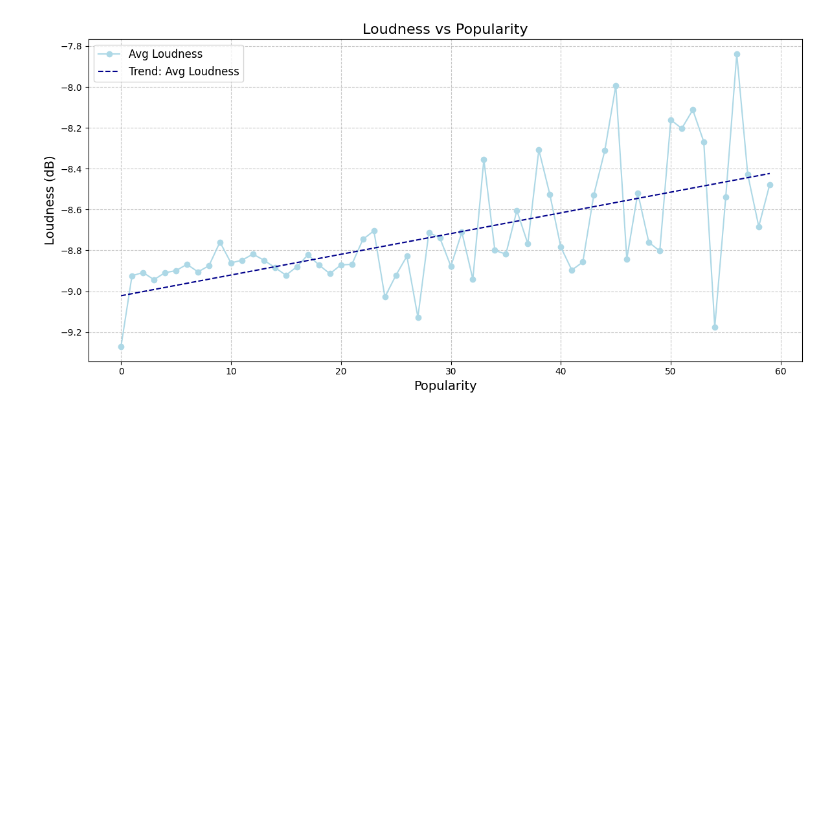
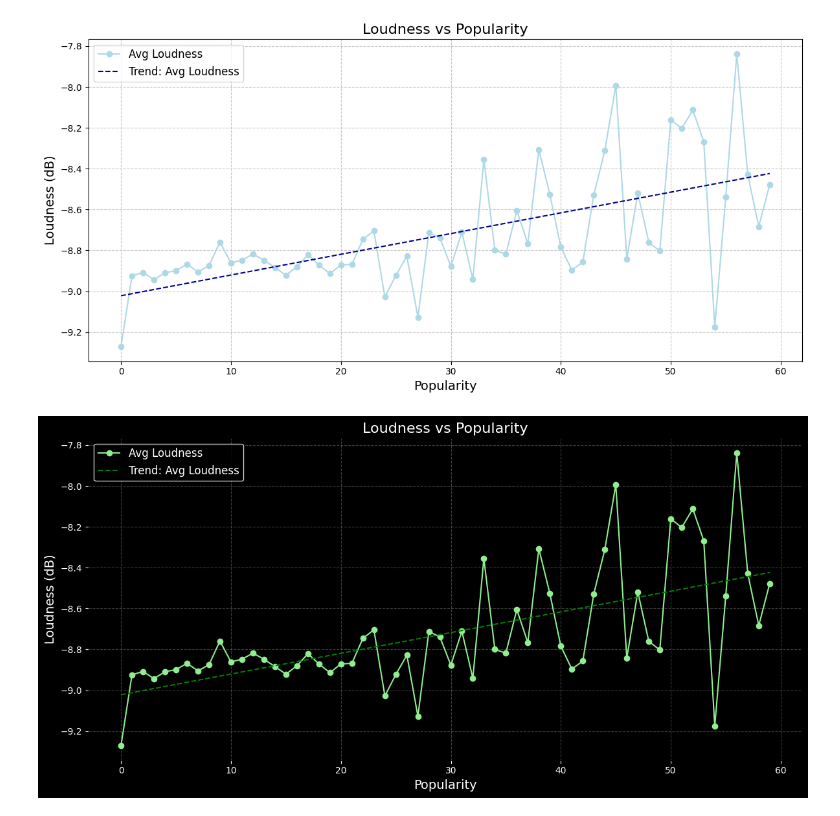
Before and after one commit to leonbts/spotify_sql, a Jupyter notebook: main.ipynb, the cells around one changed output. Drawn from its saved outputs; the diff is of its cells as text; code cells hidden in the pictures; blank space fills up the shorter version.

```diff
--- a/main.ipynb
+++ b/main.ipynb
@@ -264,6 +447,62 @@ plt.tight_layout()
 plt.show()
 # %% [output]
 [figure]
+# %%
+
+
+# Prepare the figure with a black background
+fig, ax = plt.subplots(figsize=(12, 6), facecolor="black")  # Black background for the figure
+ax.set_facecolor("black")  # Black background for the axes
+
+# Plot avg_loudness with light green and its trend line with green
+ax.plot(
+    df_audio_features_vs_popularity["popularity"],
+    df_audio_features_vs_popularity["avg_loudness"],
+    marker="o",
+    color="lightgreen",  # Light green for the main graph line
+    label="Avg Loudness"
+)
+z = np.polyfit(
+    df_audio_features_vs_popularity["popularity"],
+    df_audio_features_vs_popularity["avg_loudness"],
+    1
+)
+p = np.poly1d(z)
+ax.plot(
+    df_audio_features_vs_popularity["popularity"],
+    p(df_audio_features_vs_popularity["popularity"]),
+    linestyle="--",
+    color="green",  # Green for the trend line
+    label="Trend: Avg Loudness"
+)
+
+# Add labels and title with white text
+ax.set_xlabel("Popularity", fontsize=14, color="white")
+ax.set_ylabel("Loudness (dB)", fontsize=14, color="white")
+ax.set_title("Loudness vs Popularity", fontsize=16, color="white")
+
+# Ensure x and y tick labels are white
+ax.tick_params(axis="x", colors="white")
+ax.tick_params(axis="y", colors="white")
+
+# Add grid with gray lines for visibility
+ax.grid(linestyle="--", alpha=0.5, color="gray")
+
+# Add legend with a black background and white text
+legend = ax.legend(
+    loc="upper left",
+    fontsize=12,
+    facecolor="black",  # Black background for the legend
+    edgecolor="white"  # White border around the legend
+)
+for text in legend.get_texts():
+    text.set_color("white")  # Set legend text to white
+
+# Adjust layout and display
+plt.tight_layout()
+plt.show()
+# %% [output]
+[figure, added]
 # %%
 query = "SELECT * FROM top_artists_songs_top_popularity;"
 
```
Also changed, not shown: parts of 7 cells of this notebook, 3 other files.
